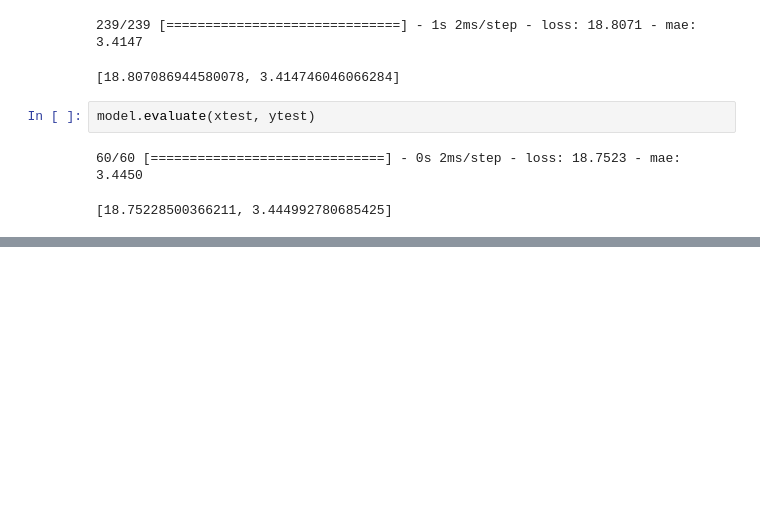
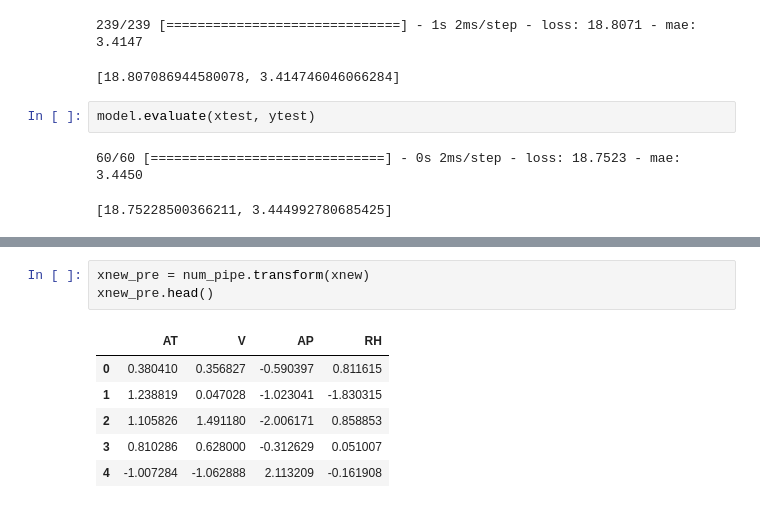
Before and after one commit to RupaliWaghamare/Deep_Learning, a Jupyter notebook: Regression_keras.ipynb, the cells around one changed output, grey strips where cells are left out. Drawn from its saved outputs; the diff is of its cells as text; blank space fills up the shorter version.

```diff
--- a/Regression_keras.ipynb
+++ b/Regression_keras.ipynb
@@ -290,0 +364,10 @@ model.evaluate(xtest, ytest)
+# %%
+xnew_pre = num_pipe.transform(xnew)
+xnew_pre.head()
+# %% [output]
+|  | AT | V | AP | RH |
+| 0 | 0.380410 | 0.356827 | -0.590397 | 0.811615 |
+| 1 | 1.238819 | 0.047028 | -1.023041 | -1.830315 |
+| 2 | 1.105826 | 1.491180 | -2.006171 | 0.858853 |
+| 3 | 0.810286 | 0.628000 | -0.312629 | 0.051007 |
+| 4 | -1.007284 | -1.062888 | 2.113209 | -0.161908 |
```
Also changed, not shown: parts of 16 cells of this notebook.
